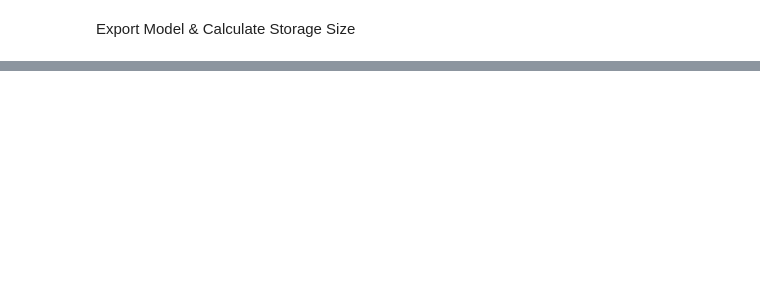
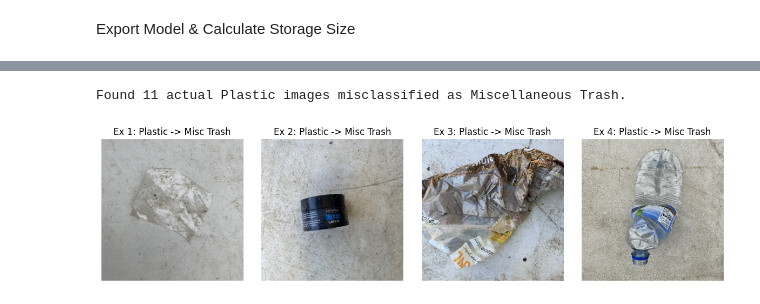
Before and after one commit to ChamiruGajasinghe/NEXORA_CNN, a Jupyter notebook: Dumindu_ModelB.ipynb, the cells around one changed output, grey strips where cells are left out. Saved outputs shown, nothing was run; the diff lists cells and outputs as text; code cells hidden in the pictures; blank space fills up the shorter version.

```diff
--- a/Dumindu_ModelB.ipynb
+++ b/Dumindu_ModelB.ipynb
@@ -451,0 +830,30 @@ TFLite Model Size:      160.20 KB
+# %%
+import matplotlib.pyplot as plt
+
+# Find indices where actual is Plastic and predicted is Miscellaneous Trash
+plastic_idx = class_names.index('Plastic')
+misc_idx = class_names.index('Miscellaneous Trash')
+
+misclassified_indices = np.where((y_true == plastic_idx) & (y_pred_w == misc_idx))[0]
+print(f"Found {len(misclassified_indices)} actual Plastic images misclassified as Miscellaneous Trash.")
+
+# Plot up to 4 example images
+num_examples = min(4, len(misclassified_indices))
+if num_examples > 0:
+    plt.figure(figsize=(12, 3))
+    for i in range(num_examples):
+        idx = misclassified_indices[i]
+        img_path = test_paths[idx]
+        img = plt.imread(img_path)
+
+        plt.subplot(1, num_examples, i + 1)
+        plt.imshow(img)
+        plt.title(f"Ex {i+1}: Plastic -> Misc Trash")
+        plt.axis('off')
+    plt.tight_layout()
+    plt.show()
+else:
+    print("No matching misclassifications found to display.")
+# %% [output]
+Found 11 actual Plastic images misclassified as Miscellaneous Trash.
+[figure, added]
```
Also changed, not shown: parts of 23 cells of this notebook.
